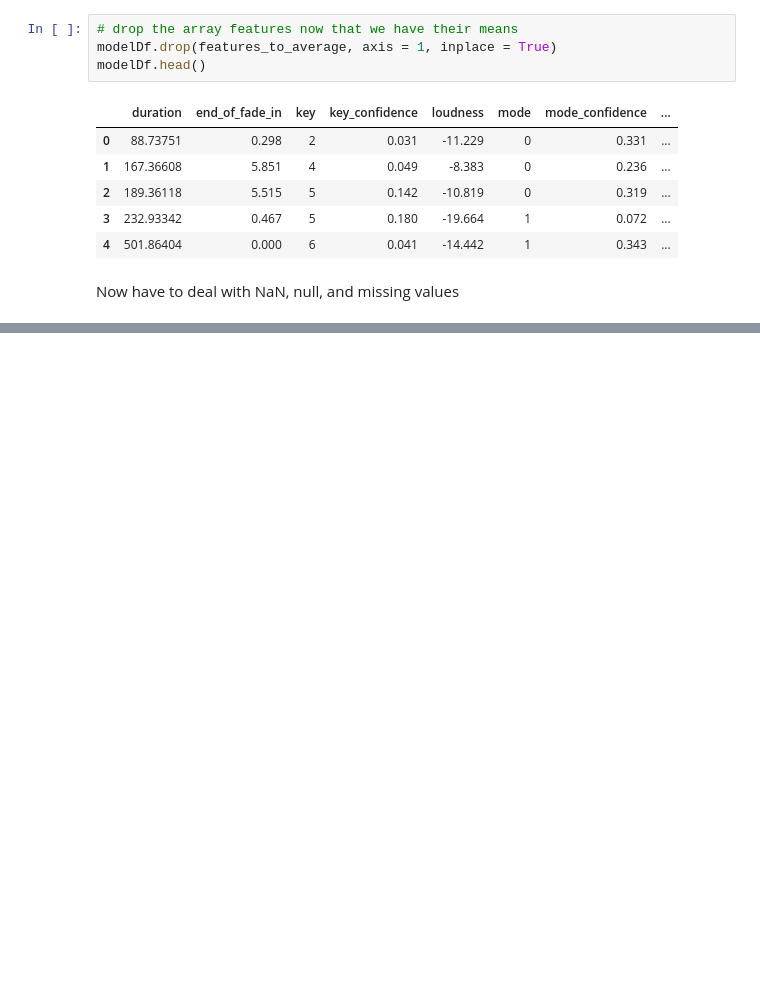
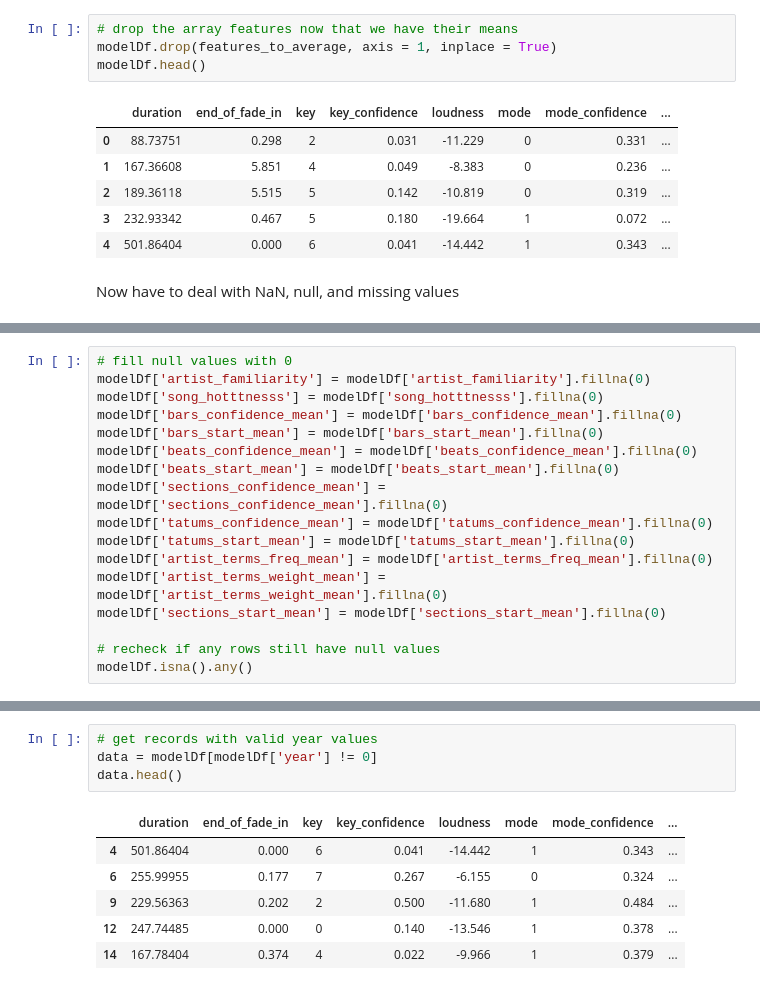
Before and after one commit to seankim658/Million-Song-Data-Analysis, a Jupyter notebook: Million Song Dataset Analysis.ipynb, the cells around one changed output, grey strips where cells are left out. Cells and saved outputs as stored; diff of their text form; blank space fills up the shorter version.

```diff
--- a/Million Song Dataset Analysis.ipynb
+++ b/Million Song Dataset Analysis.ipynb
@@ -644,0 +675,17 @@ Now have to deal with NaN, null, and missing values
+# %%
+# fill null values with 0
+modelDf['artist_familiarity'] = modelDf['artist_familiarity'].fillna(0)
+modelDf['song_hotttnesss'] = modelDf['song_hotttnesss'].fillna(0)
+modelDf['bars_confidence_mean'] = modelDf['bars_confidence_mean'].fillna(0)
+modelDf['bars_start_mean'] = modelDf['bars_start_mean'].fillna(0)
+modelDf['beats_confidence_mean'] = modelDf['beats_confidence_mean'].fillna(0)
+modelDf['beats_start_mean'] = modelDf['beats_start_mean'].fillna(0)
+modelDf['sections_confidence_mean'] = modelDf['sections_confidence_mean'].fillna(0)
+modelDf['tatums_confidence_mean'] = modelDf['tatums_confidence_mean'].fillna(0)
+modelDf['tatums_start_mean'] = modelDf['tatums_start_mean'].fillna(0)
+modelDf['artist_terms_freq_mean'] = modelDf['artist_terms_freq_mean'].fillna(0)
+modelDf['artist_terms_weight_mean'] = modelDf['artist_terms_weight_mean'].fillna(0)
+modelDf['sections_start_mean'] = modelDf['sections_start_mean'].fillna(0)
+
+# recheck if any rows still have null values
+modelDf.isna().any()
@@ -644,0 +710,11 @@ Now have to deal with NaN, null, and missing values
+# %%
+# get records with valid year values
+data = modelDf[modelDf['year'] != 0]
+data.head()
+# %% [output]
+|  | duration | end_of_fade_in | key | key_confidence | loudness | mode | mode_confidence | ... |
+| 4 | 501.86404 | 0.000 | 6 | 0.041 | -14.442 | 1 | 0.343 | ... |
+| 6 | 255.99955 | 0.177 | 7 | 0.267 | -6.155 | 0 | 0.324 | ... |
+| 9 | 229.56363 | 0.202 | 2 | 0.500 | -11.680 | 1 | 0.484 | ... |
+| 12 | 247.74485 | 0.000 | 0 | 0.140 | -13.546 | 1 | 0.378 | ... |
+| 14 | 167.78404 | 0.374 | 4 | 0.022 | -9.966 | 1 | 0.379 | ... |
```
Also changed, not shown: parts of 15 cells of this notebook.
